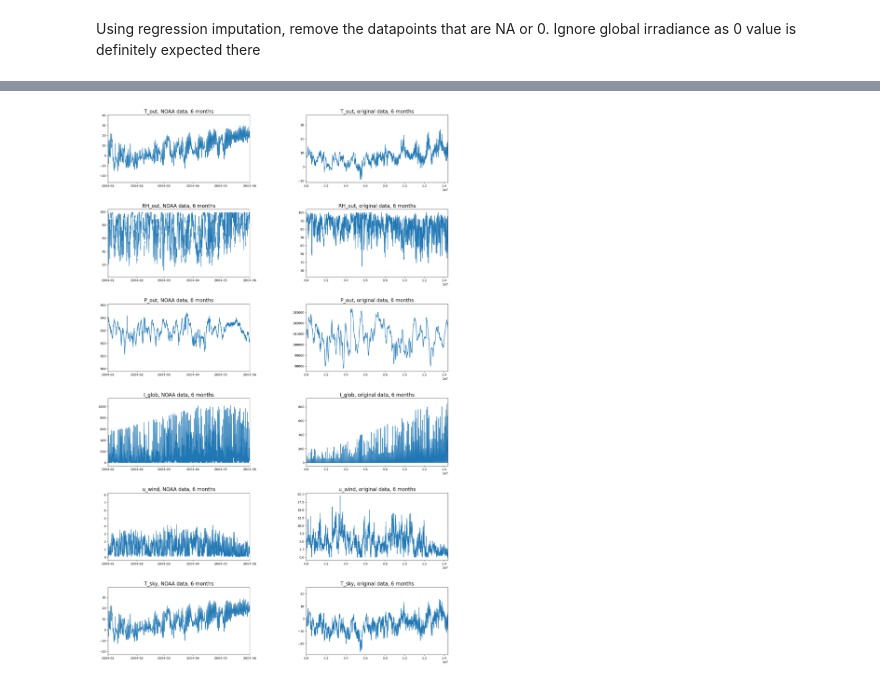
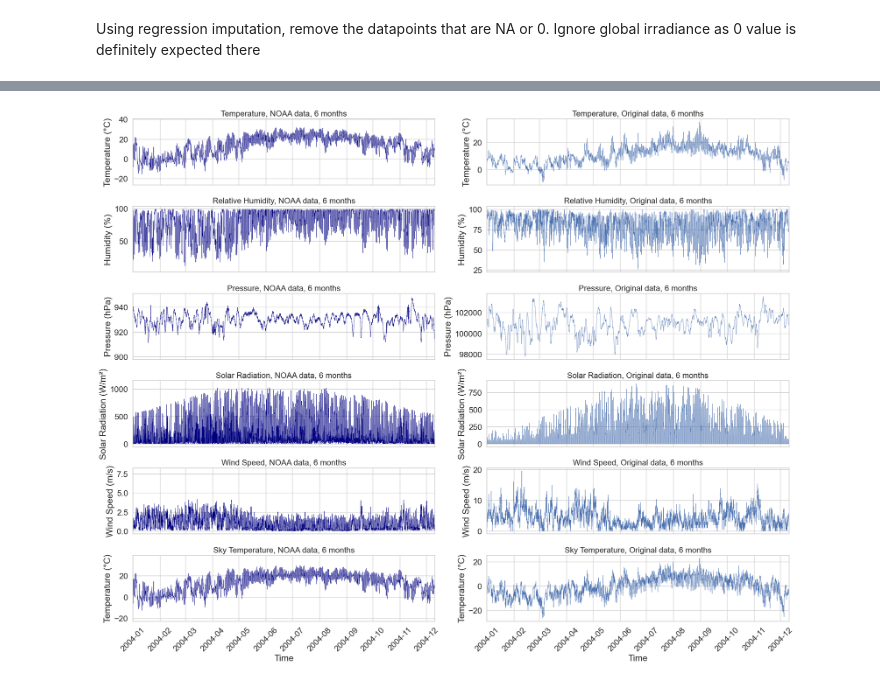
Before and after one commit to Matthewjmcc/fyp, a Jupyter notebook: src/openmodelica/noaa_data_processing.ipynb, the cells around one changed output, grey strips where cells are left out. Drawn from its saved outputs; the diff is of its cells as text; code cells hidden in the pictures.

```diff
--- a/src/openmodelica/noaa_data_processing.ipynb
+++ b/src/openmodelica/noaa_data_processing.ipynb
@@ -125,11 +140,11 @@ from sklearn.linear_model import LinearRegression
 from sklearn.experimental import enable_iterative_imputer
 from sklearn.impute import IterativeImputer
 
-df = testdf.copy()
+df = noaa_data.copy()
 df.replace(0, np.nan, inplace=True)
 
 imputer = IterativeImputer(min_value=0, random_state=123, max_iter=10, initial_strategy='mean')
 
 regr_imputed_data = imputer.fit_transform(df)
-regr_imputed_data = pd.DataFrame(regr_imputed_data, columns=testdf.columns, index=testdf.index)
+regr_imputed_data = pd.DataFrame(regr_imputed_data, columns=noaa_data.columns, index=noaa_data.index)
 # %%
@@ -153,3 +162,3 @@ DATE_TIME
 # %%
-regr_imputed_data['RH_out'] = df['RH_out'].clip(upper=100)
+regr_imputed_data['RH_out'] = regr_imputed_data['RH_out'].clip(upper=100)
 # %%
@@ -171,14 +186,0 @@ plt.show()
-# %%
-data = regr_imputed_data
-
-time_series = pd.to_datetime(data.index, format='%Y%m%d%H')
-
-fig, axs = plt.subplots(6,1,figsize=(20,32))
-fig.subplots_adjust(wspace=0.4, hspace=0.4)
-for i in range(len(data.columns.to_list())):
-    axs[i].plot(time_series, data.iloc[:,i])
-
-    axs[i].set_xlim([pd.to_datetime('2004-01-01'), pd.to_datetime('2014-01-01')])
-    axs[i].set_title(f'Plot of {data.columns[i]} over 10 year')
-
-plt.savefig('../../imgs/openmodelica/NOAA_imputed_data.png')
@@ -215,59 +217,33 @@ plt.plot(old_weather_data['T_out'])
 # %%
-data = regr_imputed_data
+data = regr_imputed_data.copy()
+original_data = old_weather_data.copy()
+
+sns.set(style="whitegrid", font_scale=1.5)
 
 time_series = pd.to_datetime(data.index, format='%Y%m%d%H')
+original_time_series = pd.date_range(start='2004-01-01', periods=len(original_data['T_out']), freq='H')
+fig, axs = plt.subplots(6, 2, figsize=(20,16), sharex=True)
+fig.subplots_adjust(hspace=0.4, wspace=0.3)
 
-fig, axs = plt.subplots(6,2,figsize=(20,32))
-fig.subplots_adjust(wspace=0.4, hspace=0.4)
+columns = ['T_out', 'RH_out', 'P_out', 'I_glob', 'u_wind', 'T_sky']
+titles = ['Temperature', 'Relative Humidity', 'Pressure', 'Solar Radiation', 'Wind Speed', 'Sky Temperature']
+y_labels = ['Temperature (°C)', 'Humidity (%)', 'Pressure (hPa)', 'Solar Radiation (W/m²)', 'Wind Speed (m/s)', 'Temperature (°C)']
+for i in range(len(columns)):
+    sns.lineplot(x=time_series, y=data[columns[i]], ax=axs[i, 0], color='navy', linewidth=0.5)
+    axs[i, 0].set_xlim([pd.to_datetime('2004-01-01'), pd.to_datetime('2004-06-01')])
+    axs[i, 0].set_title(f'{titles[i]}, NOAA data, 6 months', fontsize=16)
+    axs[i, 0].set_ylabel(y_labels[i])
+    axs[i, 0].set_xlabel('Time')
+    axs[i, 0].tick_params(axis='x', rotation=45)
 
-axs[0,0].plot(time_series, data['T_out'])
-axs[0,0].set_xlim([pd.to_datetime('2004-01-01'),pd.to_datetime('2004-06-01')])
-axs[0,0].set_title('T_out, NOAA data, 6 months', fontsize=16)
+    sns.lineplot(x=original_time_series[:len(old_weather_data[columns[i]])], y=old_weather_data[columns[i]], ax=axs[i, 1], linewidth=0.5)
+    axs[i, 1].set_xlim([original_time_series[0], original_time_series[len(old_weather_data[columns[i]]) - 1]])
+    axs[i, 1].set_title(f'{titles[i]}, Original data, 6 months', fontsize=16)
+    axs[i, 1].set_ylabel(y_labels[i])
+    axs[i, 1].set_xlabel('Time')
+    axs[i, 1].tick_params(axis='x', rotation=45)
 
-axs[0,1].plot(old_weather_data['T_out'])
-axs[0,1].set_xlim([0, 3600*4000])
-axs[0,1].set_title('T_out, original data, 6 months', fontsize=16)
-
-axs[1,0].plot(time_series, data['RH_out'])
-axs[1,0].set_xlim([pd.to_datetime('2004-01-01'),pd.to_datetime('2004-06-01')])
-axs[1,0].set_title('RH_out, NOAA data, 6 months', fontsize=16)
-
-axs[1,1].plot(old_weather_data['RH_out'])
-axs[1,1].set_xlim([0, 3600*4000])
-axs[1,1].set_title('RH_out, original data, 6 months', fontsize=16)
-
-axs[2,0].plot(time_series, data['P_out'])
-axs[2,0].set_xlim([pd.to_datetime('2004-01-01'),pd.to_datetime('2004-06-01')])
-axs[2,0].set_title('P_out, NOAA data, 6 months', fontsize=16)
-
-axs[2,1].plot(old_weather_data['P_out'])
-axs[2,1].set_xlim([0, 3600*4000])
-axs[2,1].set_title('P_out, original data, 6 months', fontsize=16)
-
-axs[3,0].plot(time_series, data['I_glob'])
-axs[3,0].set_xlim([pd.to_datetime('2004-01-01'),pd.to_datetime('2004-06-01')])
-axs[3,0].set_title('I_glob, NOAA data, 6 months', fontsize=16)
-
-axs[3,1].plot(old_weather_data['I_glob'])
-axs[3,1].set_xlim([0, 3600*4000])
-axs[3,1].set_title('I_glob, original data, 6 months', fontsize=16)
-
-axs[4,0].plot(time_series, data['u_wind'])
-axs[4,0].set_xlim([pd.to_datetime('2004-01-01'),pd.to_datetime('2004-06-01')])
-axs[4,0].set_title('u_wind, NOAA data, 6 months', fontsize=16)
-
-axs[4,1].plot(old_weather_data['u_wind'])
-axs[4,1].set_xlim([0, 3600*4000])
-axs[4,1].set_title('u_wind, original data, 6 months', fontsize=16)
-
-axs[5,0].plot(time_series, data['T_sky'])
-axs[5,0].set_xlim([pd.to_datetime('2004-01-01'),pd.to_datetime('2004-06-01')])
-axs[5,0].set_title('T_sky, NOAA data, 6 months', fontsize=16)
-
-axs[5,1].plot(old_weather_data['T_sky'])
-axs[5,1].set_xlim([0, 3600*4000])
-axs[5,1].set_title('T_sky, original data, 6 months', fontsize=16)
-
-plt.savefig('../../imgs/openmodelica/NOAAoriginalCompare.png')
+plt.tight_layout()
+plt.savefig('../../imgs/openmodelica/NOAA_comparison_data.pdf', format='pdf', transparent=True)
 # %% [output]
-[figure, old version]
+[figure, new version]
```
Also changed, not shown: parts of 17 cells of this notebook, 15 other files.
